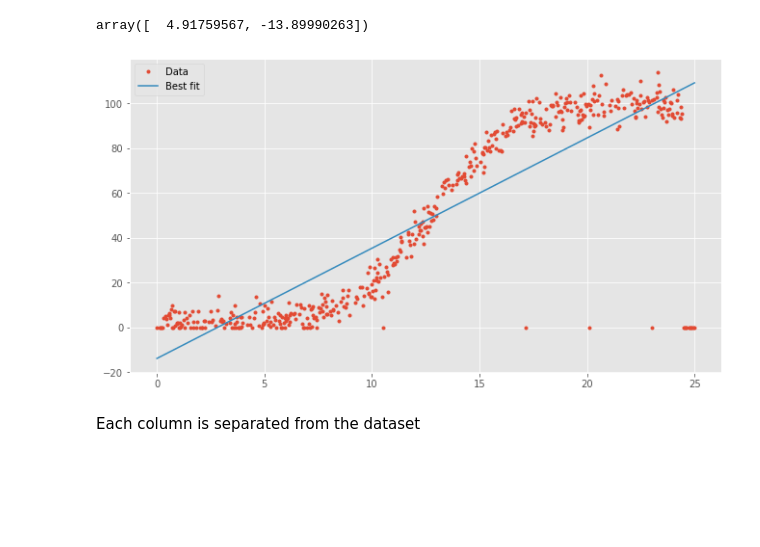
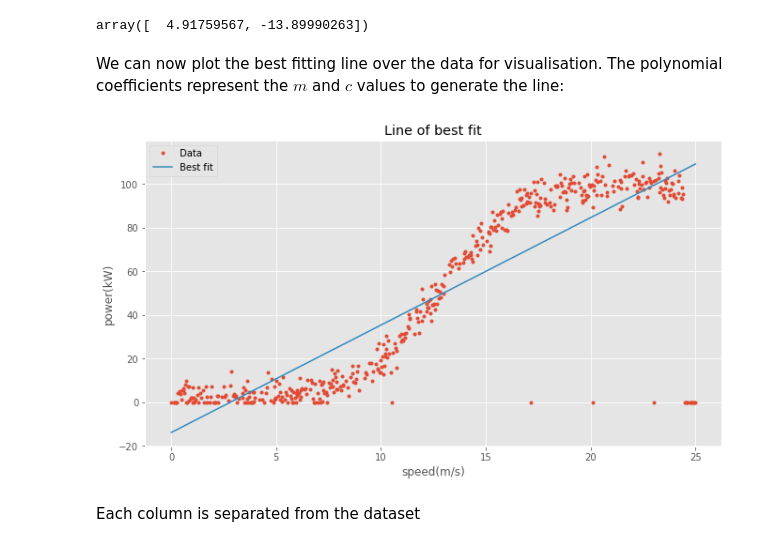
Before and after one commit to colm-o-caoimh/RegressionAnalysis, a Jupyter notebook: FDA_PROJECT2020.ipynb, the cells around one changed output. Saved outputs shown, nothing was run; the diff lists cells and outputs as text; code cells hidden in the pictures; blank space fills up the shorter version.

Commit message:
correlation coefficient; line of best fit (least squares)

```diff
--- a/FDA_PROJECT2020.ipynb
+++ b/FDA_PROJECT2020.ipynb
@@ -97,12 +126,21 @@ coeffs = np.polyfit(pp.speed, pp.power, 1)
 coeffs
 # %% [output]
 array([  4.91759567, -13.89990263])
+# %% [markdown]
+We can now plot the best fitting line over the data for visualisation. The polynomial coefficients represent the $m$ and $c$ values to generate the line:
 # %%
+# Plot data
 plt.plot(pp.speed, pp.power, '.', label="Data")
+
+# Plot best fitting line
 plt.plot(pp.speed, coeffs[0] * pp.speed + coeffs[1], '-', label='Best fit')
+
+plt.title('Line of best fit')
+plt.xlabel('speed(m/s)')
+plt.ylabel('power(kW)')
 plt.legend();
 # %% [output]
-[figure, old version]
+[figure, new version]
 # %% [markdown]
 Each column is separated from the dataset
 # %%
```
Also changed, not shown: parts of 14 cells of this notebook.
